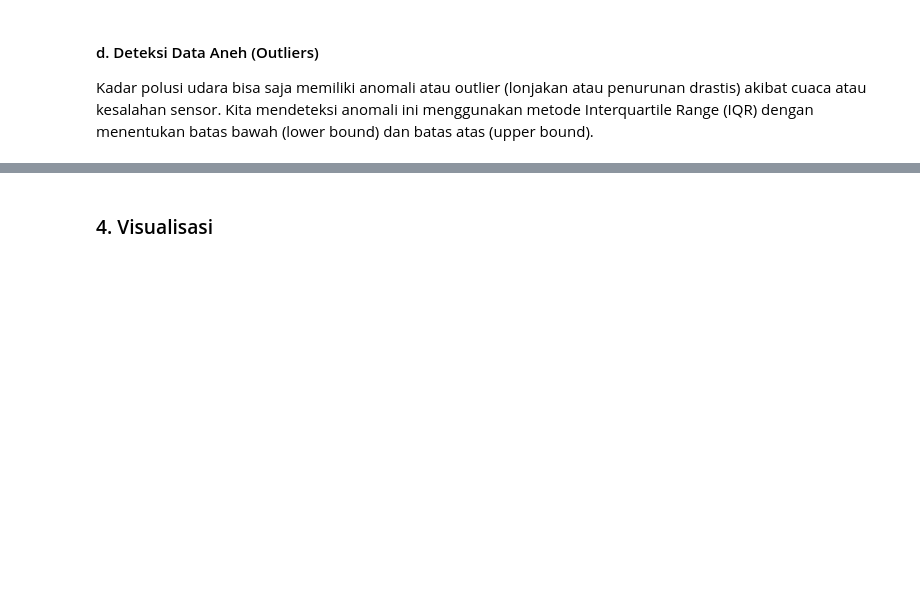
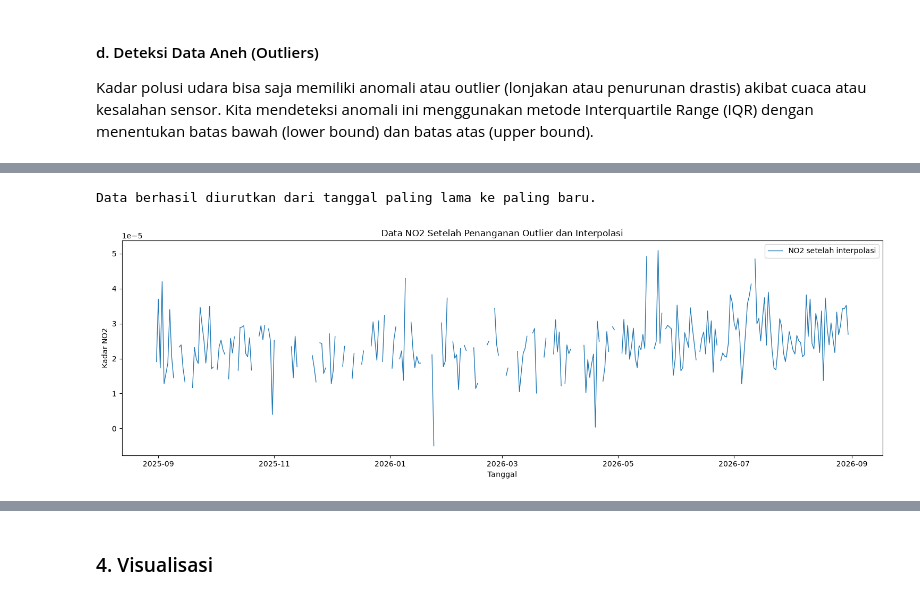
Before and after one commit to Deocandra/PSD, a Jupyter notebook: _sources/widodaren/polutan-Ngawi.ipynb, the cells around one changed output, grey strips where cells are left out. Saved outputs shown, nothing was run; the diff lists cells and outputs as text; code cells hidden in the pictures; blank space fills up the shorter version.

```diff
--- a/_sources/widodaren/polutan-Ngawi.ipynb
+++ b/_sources/widodaren/polutan-Ngawi.ipynb
@@ -448 +479,42 @@ Jumlah Outlier : 7
 -----------------------------------
+# %%
+import pandas as pd
+
+df = pd.read_csv("COInWidodaren.csv")
+
+df["date"] = pd.to_datetime(df["date"])
+
+df = df.sort_values(by="date", ascending=True)
+
+df.to_csv("COInWidodaren.csv", index=False)
+
+print("Data berhasil diurutkan dari tanggal paling lama ke paling baru.")
+# %% [output]
+Data berhasil diurutkan dari tanggal paling lama ke paling baru.
+# %%
+import pandas as pd
+import matplotlib.pyplot as plt
+
+# Membaca file CSV
+df = pd.read_csv("NO2InWidodaren.csv")
+
+# Mengubah kolom date menjadi format tanggal
+df["date"] = pd.to_datetime(df["date"])
+
+# Membuat grafik
+plt.figure(figsize=(15, 5))
+plt.plot(
+    df["date"],
+    df["NO2"],
+    label="NO2 setelah interpolasi",
+    linewidth=1,
+)
+
+plt.title("Data NO2 Setelah Penanganan Outlier dan Interpolasi")
+plt.xlabel("Tanggal")
+plt.ylabel("Kadar NO2")
+plt.legend()
+plt.tight_layout()
+plt.show()
+# %% [output]
+[figure, added]
```
Also changed, not shown: parts of 7 cells of this notebook, 18 other files.
